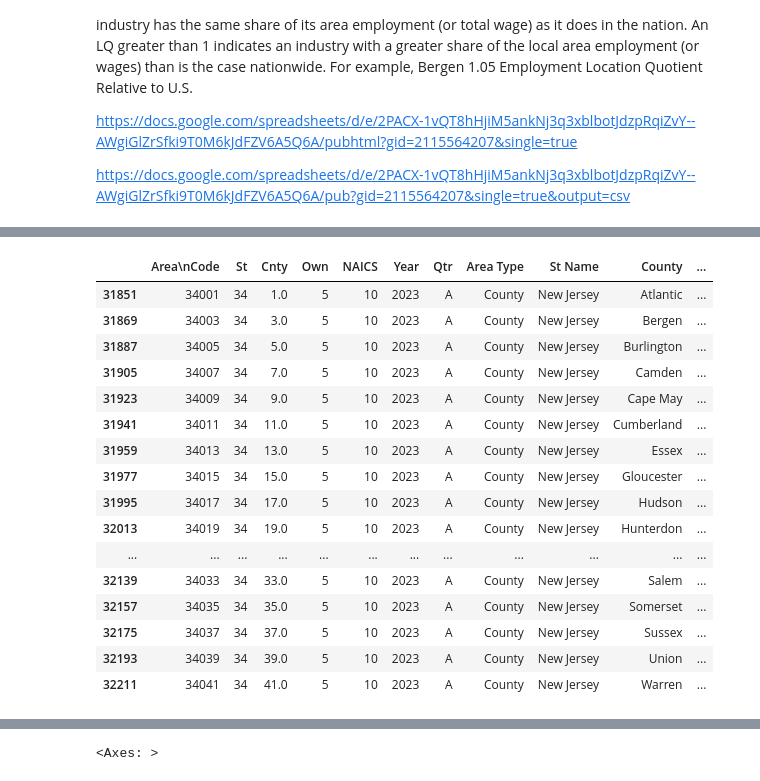
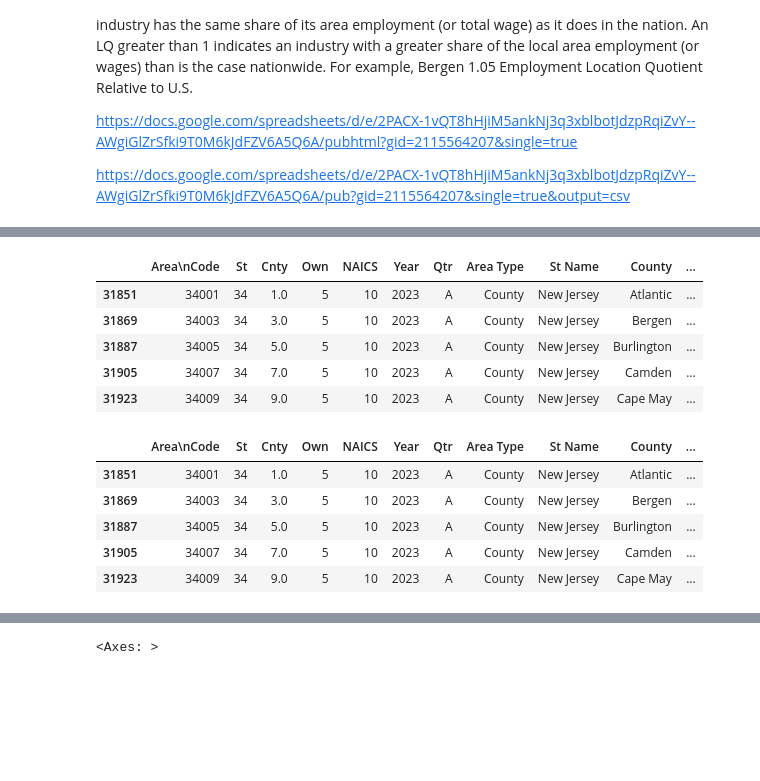
Before and after one commit to shirleyrutgers/GIS, a Jupyter notebook: PS1.ipynb, the cells around one changed output, grey strips where cells are left out. Saved outputs shown, nothing was run; the diff lists cells and outputs as text; code cells hidden in the pictures; blank space fills up the shorter version.

```diff
--- a/PS1.ipynb
+++ b/PS1.ipynb
@@ -370,4 +405,17 @@ df4_filtered.head()
 | 31887 | 34005 | 34 | 5.0 | 5 | 10 | 2023 | A | County | New Jersey | Burlington County, New Jersey | ... |
 | 31905 | 34007 | 34 | 7.0 | 5 | 10 | 2023 | A | County | New Jersey | Camden County, New Jersey | ... |
 | 31923 | 34009 | 34 | 9.0 | 5 | 10 | 2023 | A | County | New Jersey | Cape May County, New Jersey | ... |
+# %%
+# Rename the column
+df4_filtered = df4_filtered.rename(columns={"Area": "County"})
+# Eliminar " County, New Jersey" de todos los nombres
+df4_filtered["County"] = df4_filtered["County"].str.replace(" County, New Jersey", "", regex=False)
+df4_filtered.head()
+# %% [output]
+|  | Area\nCode | St | Cnty | Own | NAICS | Year | Qtr | Area Type | St Name | County | ... |
+| 31851 | 34001 | 34 | 1.0 | 5 | 10 | 2023 | A | County | New Jersey | Atlantic | ... |
+| 31869 | 34003 | 34 | 3.0 | 5 | 10 | 2023 | A | County | New Jersey | Bergen | ... |
+| 31887 | 34005 | 34 | 5.0 | 5 | 10 | 2023 | A | County | New Jersey | Burlington | ... |
+| 31905 | 34007 | 34 | 7.0 | 5 | 10 | 2023 | A | County | New Jersey | Camden | ... |
+| 31923 | 34009 | 34 | 9.0 | 5 | 10 | 2023 | A | County | New Jersey | Cape May | ... |
 # %%
@@ -401,21 +449,10 @@ df4_filtered["County"] = df4_filtered["County"].replace({
 # %%
-df4_filtered
+df4_filtered.head()
 # %% [output]
 |  | Area\nCode | St | Cnty | Own | NAICS | Year | Qtr | Area Type | St Name | County | ... |
 | 31851 | 34001 | 34 | 1.0 | 5 | 10 | 2023 | A | County | New Jersey | Atlantic | ... |
 | 31869 | 34003 | 34 | 3.0 | 5 | 10 | 2023 | A | County | New Jersey | Bergen | ... |
 | 31887 | 34005 | 34 | 5.0 | 5 | 10 | 2023 | A | County | New Jersey | Burlington | ... |
 | 31905 | 34007 | 34 | 7.0 | 5 | 10 | 2023 | A | County | New Jersey | Camden | ... |
 | 31923 | 34009 | 34 | 9.0 | 5 | 10 | 2023 | A | County | New Jersey | Cape May | ... |
-| 31941 | 34011 | 34 | 11.0 | 5 | 10 | 2023 | A | County | New Jersey | Cumberland | ... |
-| 31959 | 34013 | 34 | 13.0 | 5 | 10 | 2023 | A | County | New Jersey | Essex | ... |
-| 31977 | 34015 | 34 | 15.0 | 5 | 10 | 2023 | A | County | New Jersey | Gloucester | ... |
-| 31995 | 34017 | 34 | 17.0 | 5 | 10 | 2023 | A | County | New Jersey | Hudson | ... |
-| 32013 | 34019 | 34 | 19.0 | 5 | 10 | 2023 | A | County | New Jersey | Hunterdon | ... |
-| ... | ... | ... | ... | ... | ... | ... | ... | ... | ... | ... | ... |
-| 32139 | 34033 | 34 | 33.0 | 5 | 10 | 2023 | A | County | New Jersey | Salem | ... |
-| 32157 | 34035 | 34 | 35.0 | 5 | 10 | 2023 | A | County | New Jersey | Somerset | ... |
-| 32175 | 34037 | 34 | 37.0 | 5 | 10 | 2023 | A | County | New Jersey | Sussex | ... |
-| 32193 | 34039 | 34 | 39.0 | 5 | 10 | 2023 | A | County | New Jersey | Union | ... |
-| 32211 | 34041 | 34 | 41.0 | 5 | 10 | 2023 | A | County | New Jersey | Warren | ... |
 # %%
```
Also changed, not shown: parts of 15 cells of this notebook.
